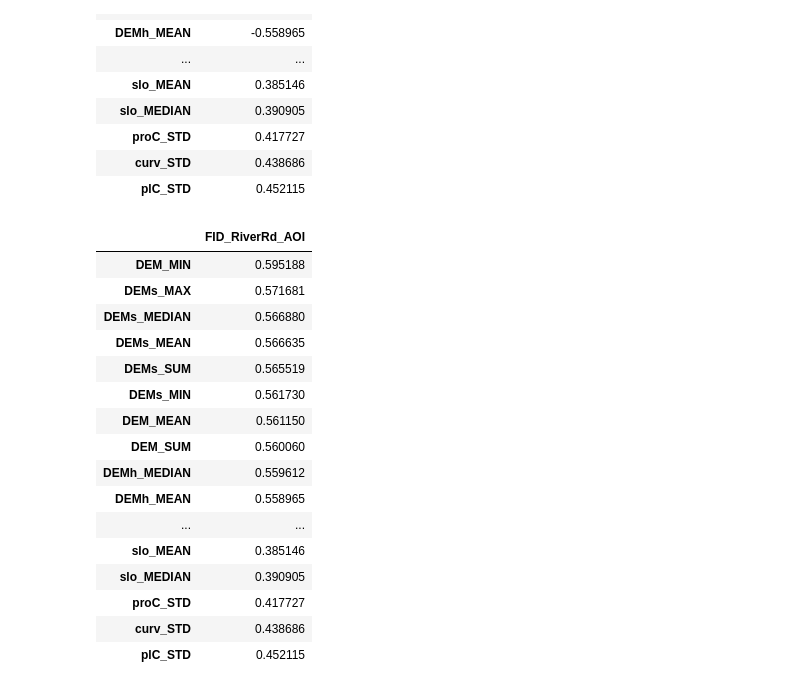
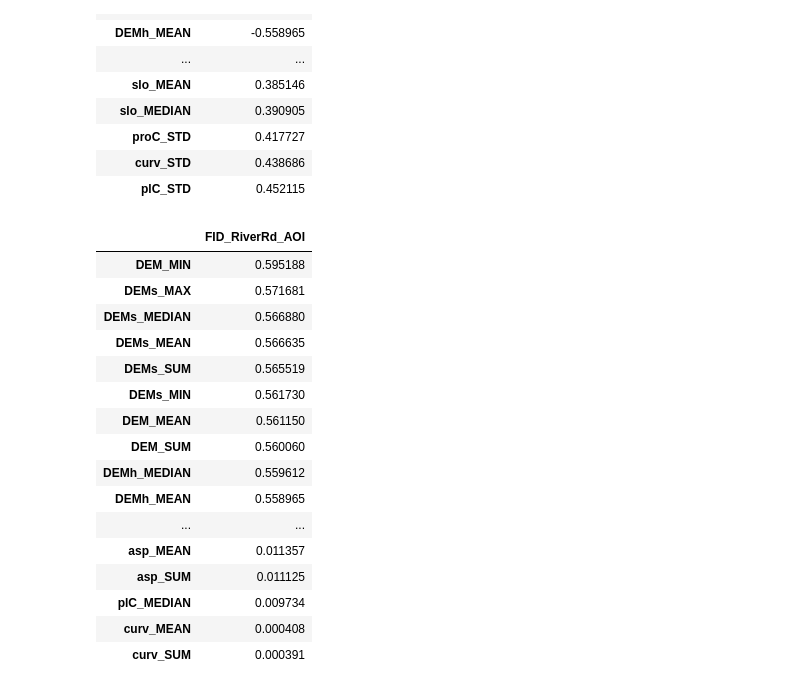
Before and after one commit to sgovil5/wetland-prediction, a Jupyter notebook: V2/RiverRd 2m Analysis/EDA/Correlations.ipynb, the cells around one changed output. Saved outputs shown, nothing was run; the diff lists cells and outputs as text; code cells hidden in the pictures.

```diff
--- a/V2/RiverRd 2m Analysis/EDA/Correlations.ipynb
+++ b/V2/RiverRd 2m Analysis/EDA/Correlations.ipynb
@@ -72,22 +72,22 @@ df_corr
 | curv_STD | 0.438686 |
 | plC_STD | 0.452115 |
 # %%
-df_corr.abs()
+df_corr.abs().sort_values(by=["FID_RiverRd_AOI"])[::-1]
 # %% [output]
 |  | FID_RiverRd_AOI |
 | DEM_MIN | 0.595188 |
 | DEMs_MAX | 0.571681 |
 | DEMs_MEDIAN | 0.566880 |
 | DEMs_MEAN | 0.566635 |
 | DEMs_SUM | 0.565519 |
 | DEMs_MIN | 0.561730 |
 | DEM_MEAN | 0.561150 |
 | DEM_SUM | 0.560060 |
 | DEMh_MEDIAN | 0.559612 |
 | DEMh_MEAN | 0.558965 |
 | ... | ... |
-| slo_MEAN | 0.385146 |
-| slo_MEDIAN | 0.390905 |
-| proC_STD | 0.417727 |
-| curv_STD | 0.438686 |
-| plC_STD | 0.452115 |
+| asp_MEAN | 0.011357 |
+| asp_SUM | 0.011125 |
+| plC_MEDIAN | 0.009734 |
+| curv_MEAN | 0.000408 |
+| curv_SUM | 0.000391 |
```
Also changed, not shown: 47 other files.
